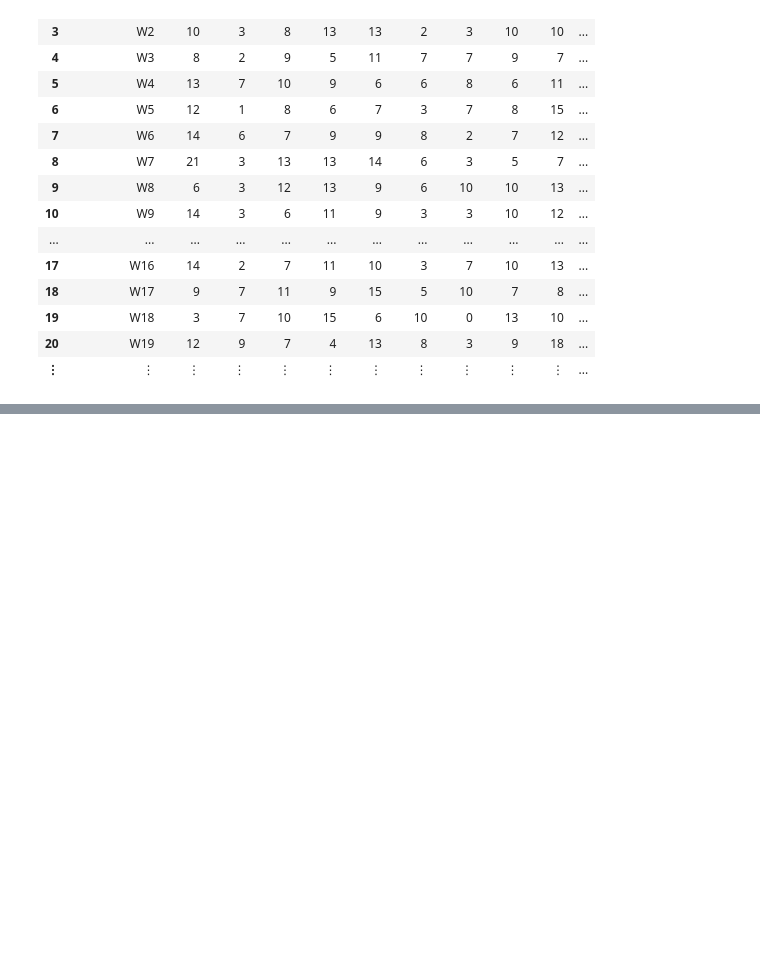
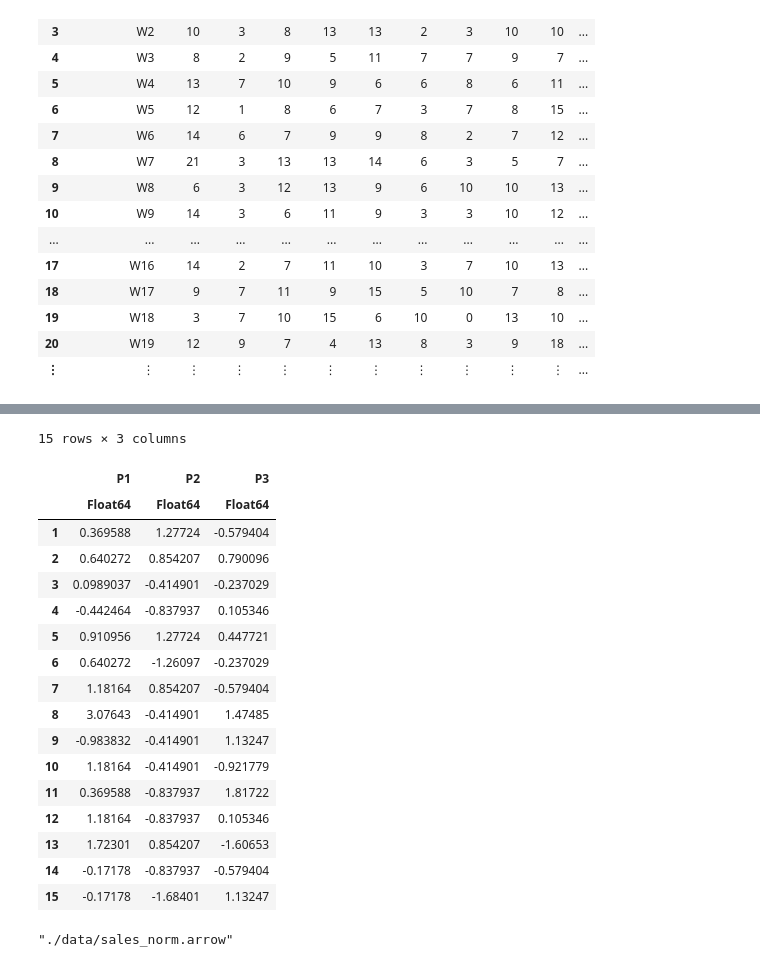
Before and after one commit to wolthom/manning_liveprojects, a Jupyter notebook: Part1_Data-Preparation.ipynb, the cells around one changed output, grey strips where cells are left out. Drawn from its saved outputs; the diff is of its cells as text; code cells hidden in the pictures; blank space fills up the shorter version.

```diff
--- a/Part1_Data-Preparation.ipynb
+++ b/Part1_Data-Preparation.ipynb
@@ -156,0 +182,21 @@ permutedims(select(sales, r"W", :Product_Code), :Product_Code)
+# %%
+sales_norm[1:15, 1:3]
+# %% [output]
+15 rows × 3 columns
+|  | P1 | P2 | P3 |
+|  | Float64 | Float64 | Float64 |
+| 1 | 0.369588 | 1.27724 | -0.579404 |
+| 2 | 0.640272 | 0.854207 | 0.790096 |
+| 3 | 0.0989037 | -0.414901 | -0.237029 |
+| 4 | -0.442464 | -0.837937 | 0.105346 |
+| 5 | 0.910956 | 1.27724 | 0.447721 |
+| 6 | 0.640272 | -1.26097 | -0.237029 |
+| 7 | 1.18164 | 0.854207 | -0.579404 |
+| 8 | 3.07643 | -0.414901 | 1.47485 |
+| 9 | -0.983832 | -0.414901 | 1.13247 |
+| 10 | 1.18164 | -0.414901 | -0.921779 |
+| 11 | 0.369588 | -0.837937 | 1.81722 |
+| 12 | 1.18164 | -0.837937 | 0.105346 |
+| 13 | 1.72301 | 0.854207 | -1.60653 |
+| 14 | -0.17178 | -0.837937 | -0.579404 |
+| 15 | -0.17178 | -1.68401 | 1.13247 |
@@ -156,0 +205,4 @@ permutedims(select(sales, r"W", :Product_Code), :Product_Code)
+# %%
+Arrow.write("./data/sales_norm.arrow", sales_norm)
+# %% [output]
+"./data/sales_norm.arrow"
```
Also changed, not shown: parts of 3 cells of this notebook, 1 other file.
